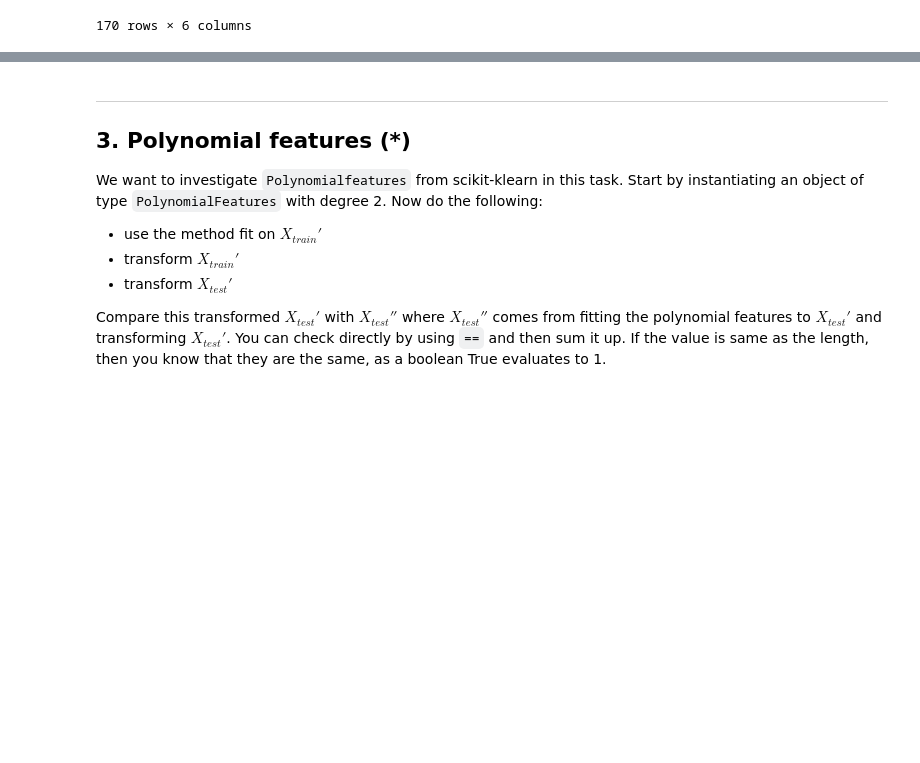
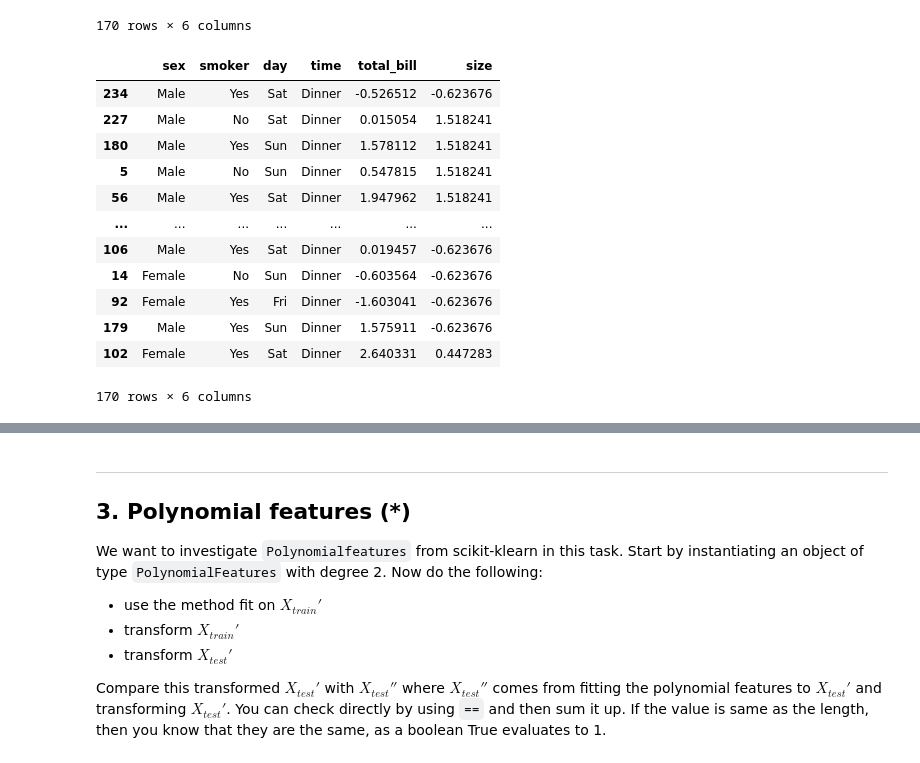
Before and after one commit to dancla240/Machine_Learning_Daniel_Claesson, a Jupyter notebook: Exercises/E02_overfit_regularization.ipynb, the cells around one changed output, grey strips where cells are left out. Cells and saved outputs as stored; diff of their text form; code cells hidden in the pictures; blank space fills up the shorter version.

```diff
--- a/Exercises/E02_overfit_regularization.ipynb
+++ b/Exercises/E02_overfit_regularization.ipynb
@@ -309,5 +315,20 @@ X_train
 | 102 | Female | Yes | Sat | Dinner | 2.640331 | 0.447283 |
 170 rows × 6 columns
 # %%
-X_train.rename({'total_bill_norm':'total_bill','size_norm':'size'}, inplace=True)
-X_test.rename({'total_bill_norm':'total_bill','size_norm':'size'}, inplace=True)
+X_train.rename(columns={'total_bill_norm':'total_bill','size_norm':'size'}, inplace=True)
+X_test.rename(columns={'total_bill_norm':'total_bill','size_norm':'size'}, inplace=True)
+X_train
+# %% [output]
+|  | sex | smoker | day | time | total_bill | size |
+| 234 | Male | Yes | Sat | Dinner | -0.526512 | -0.623676 |
+| 227 | Male | No | Sat | Dinner | 0.015054 | 1.518241 |
+| 180 | Male | Yes | Sun | Dinner | 1.578112 | 1.518241 |
+| 5 | Male | No | Sun | Dinner | 0.547815 | 1.518241 |
+| 56 | Male | Yes | Sat | Dinner | 1.947962 | 1.518241 |
+| ... | ... | ... | ... | ... | ... | ... |
+| 106 | Male | Yes | Sat | Dinner | 0.019457 | -0.623676 |
+| 14 | Female | No | Sun | Dinner | -0.603564 | -0.623676 |
+| 92 | Female | Yes | Fri | Dinner | -1.603041 | -0.623676 |
+| 179 | Male | Yes | Sun | Dinner | 1.575911 | -0.623676 |
+| 102 | Female | Yes | Sat | Dinner | 2.640331 | 0.447283 |
+170 rows × 6 columns
```
Also changed, not shown: parts of 19 cells of this notebook.
